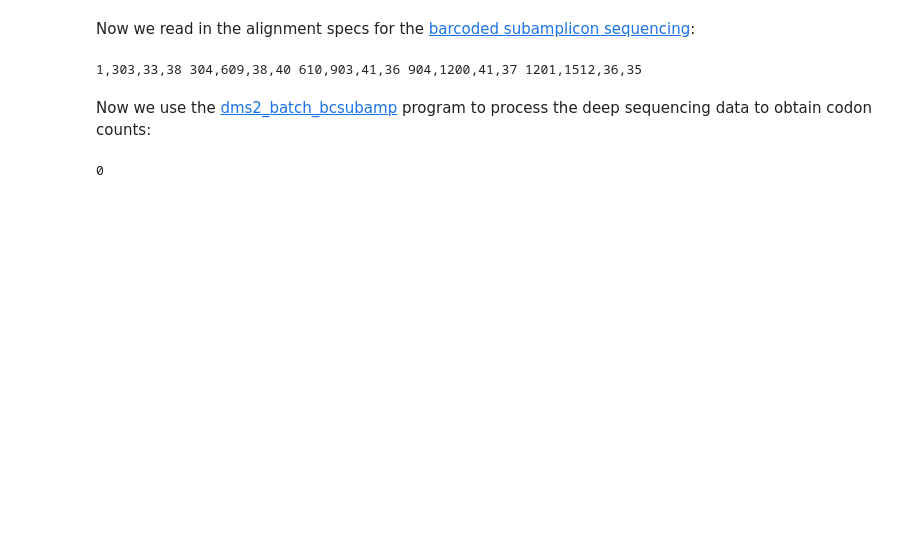
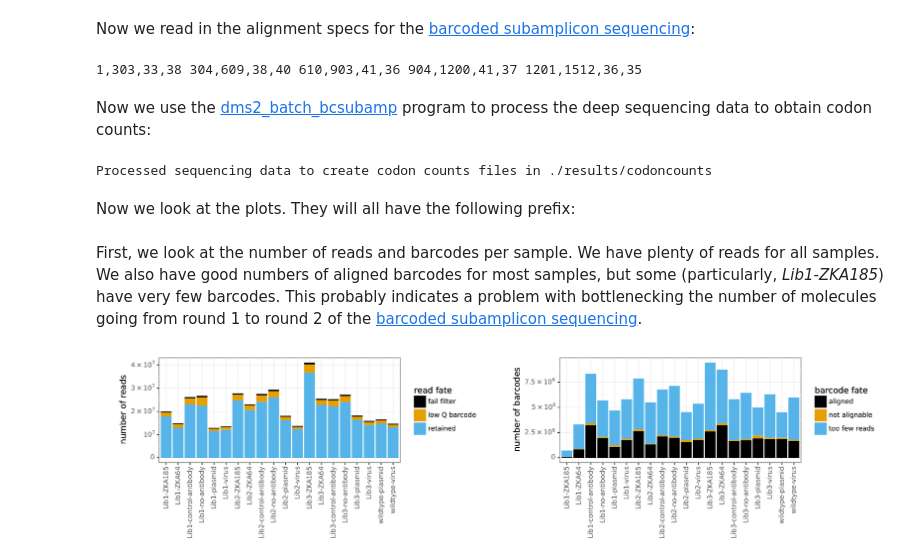
Before and after one commit to jbloomlab/ZIKV_DMS_with_EvansLab, a Jupyter notebook: analysis_notebook.ipynb, the cells around one changed output. Drawn from its saved outputs; the diff is of its cells as text; code cells hidden in the pictures; blank space fills up the shorter version.

```diff
--- a/analysis_notebook.ipynb
+++ b/analysis_notebook.ipynb
@@ -81,17 +82,37 @@ os.makedirs(countsdir, exist_ok=True)
 bcsubamp_batchfile = os.path.join(countsdir, 'batch.csv')
 samples[['name', 'R1']].to_csv(bcsubamp_batchfile, index=False)
 
-subprocess.check_call([
-    'dms2_batch_bcsubamp',
-    '--batchfile', bcsubamp_batchfile,
-    '--refseq', refseqfile,
-    '--alignspecs', alignspecs,
-    '--outdir', countsdir,
-    '--summaryprefix', 'summary',
-    '--R1trim', '200',
-    '--R2trim', '200',
-    '--ncpus', str(ncpus),
-    '--use_existing', use_existing
-    ])
+log = ! dms2_batch_bcsubamp \
+        --batchfile {bcsubamp_batchfile} \
+        --refseq {refseqfile} \
+        --alignspecs {alignspecs} \
+        --outdir {countsdir} \
+        --summaryprefix summary \
+        --R1trim 200 \
+        --R2trim 200 \
+        --ncpus {ncpus} \
+        --use_existing {use_existing}
+
+samples['codoncounts'] = countsdir + '/' + samples['name'] + '_codoncounts.csv'
+
+# check that expected codon counts files created
+assert all(map(os.path.isfile, samples.codoncounts)), "missing codon counts files"
+
+print(f"Processed sequencing data to create codon counts files in {countsdir}")
 # %% [output]
-0
+Processed sequencing data to create codon counts files in ./results/codoncounts
+# %% [markdown]
+Now we look at the plots.
+They will all have the following prefix:
+# %%
+bcsubamp_plot_prefix = os.path.join(countsdir, 'summary_')
+# %% [markdown]
+First, we look at the number of reads and barcodes per sample.
+We have plenty of reads for all samples.
+We also have good numbers of aligned barcodes for most samples, but some (particularly, *Lib1-ZKA185*) have very few barcodes.
+This probably indicates a problem with bottlenecking the number of molecules going from round 1 to round 2 of the [barcoded subamplicon sequencing](https://jbloomlab.github.io/dms_tools2/bcsubamp.html).
+# %%
+showPDF([bcsubamp_plot_prefix + 'readstats.pdf',
+         bcsubamp_plot_prefix + 'bcstats.pdf'])
+# %% [output]
+[figure, added]
```
Also changed, not shown: parts of 21 cells of this notebook, 2 other files.
